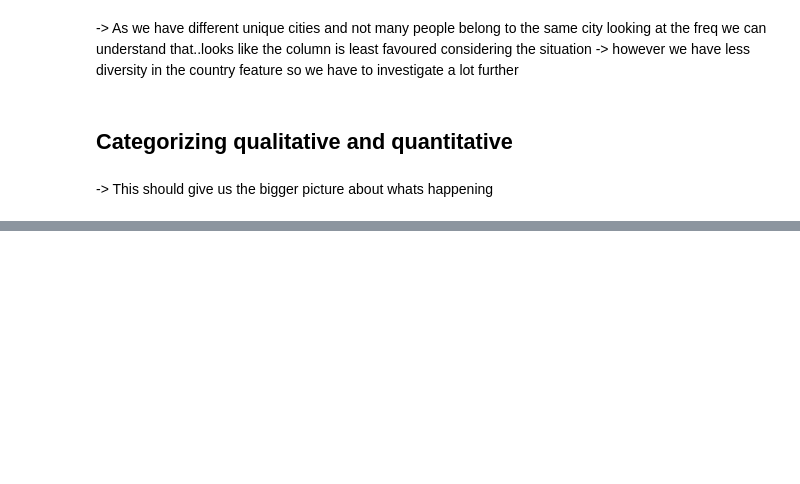
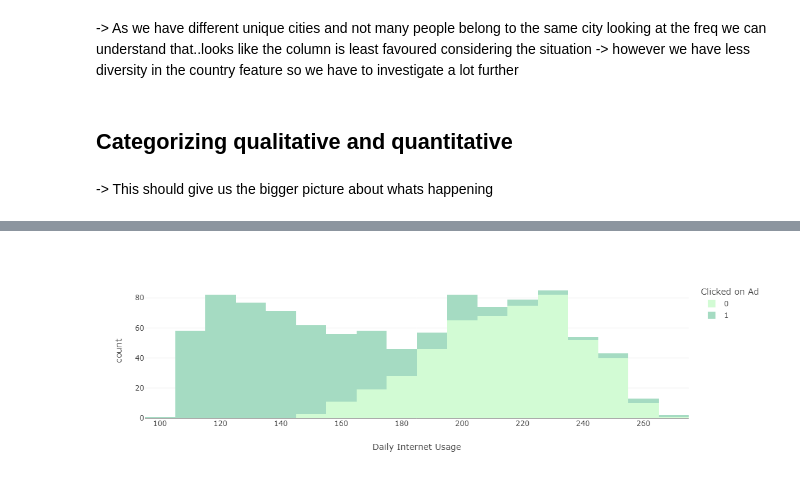
Before and after one commit to Nikhil18207/MediaEDA, a Jupyter notebook: EDA/MediaEDA.ipynb, the cells around one changed output, grey strips where cells are left out. Saved outputs shown, nothing was run; the diff lists cells and outputs as text; code cells hidden in the pictures; blank space fills up the shorter version.

```diff
--- a/EDA/MediaEDA.ipynb
+++ b/EDA/MediaEDA.ipynb
@@ -247,0 +339,7 @@ df[categorical_cols].describe(include=['O'])
+# %%
+px.histogram(df,x='Daily Internet Usage',
+            color='Clicked on Ad',
+            template='none',
+            color_discrete_sequence = px.colors.sequential.Darkmint)
+# %% [output]
+[figure, added]
```
Also changed, not shown: parts of 17 cells of this notebook.
